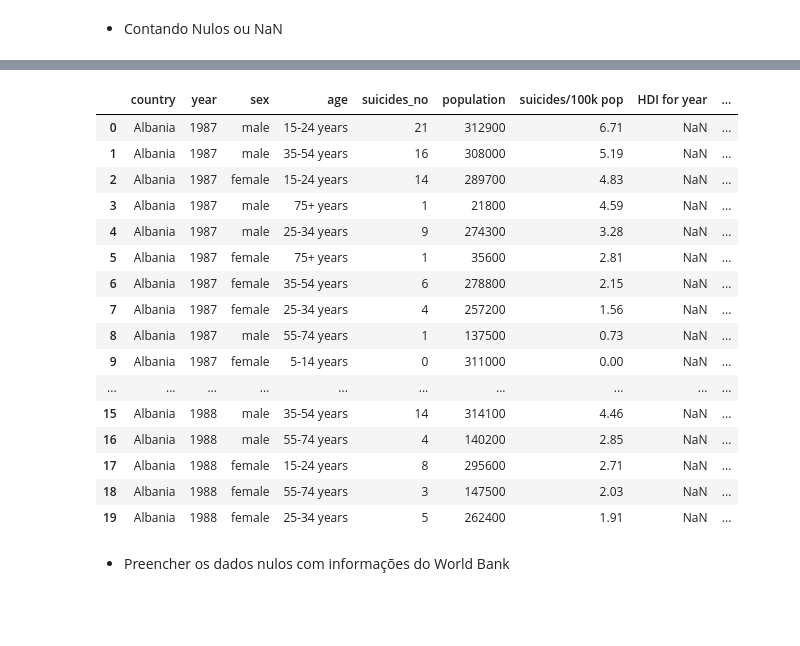
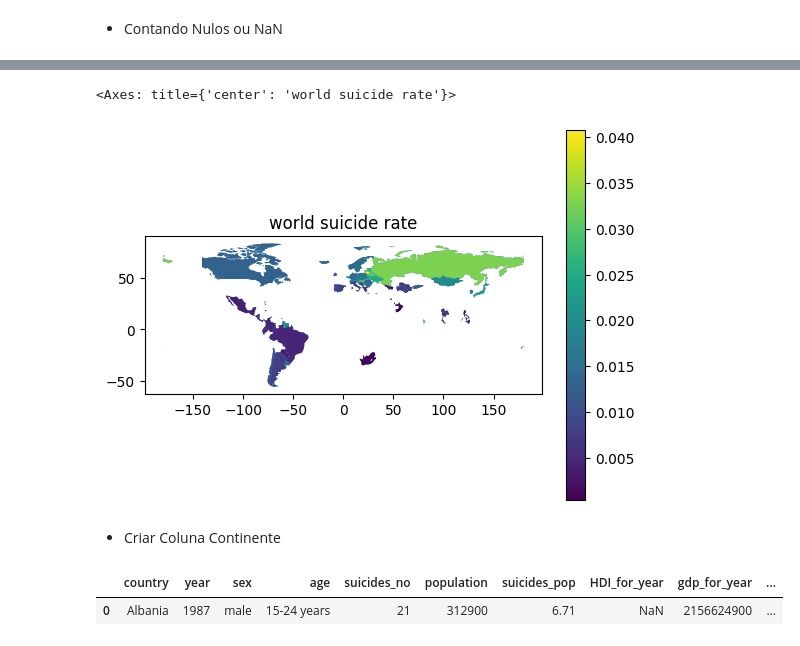
Before and after one commit to Rabittencourt/suicide_rate, a Jupyter notebook: notebook.ipynb, the cells around one changed output, grey strips where cells are left out. Cells and saved outputs as stored; diff of their text form; code cells hidden in the pictures; blank space fills up the shorter version.

```diff
--- a/notebook.ipynb
+++ b/notebook.ipynb
@@ -36,3 +46,15 @@ df = df.drop(columns=["country-year"])
+# %%
+# Remover coluna country-year por motivos de redundância
+df = df.drop(columns=["country-year"])
+
+# renomear Colunas
+df.rename(columns={"suicides/100k pop":"suicides_pop","HDI for year":"HDI_for_year",
+                  " gdp_for_year ($) ":"gdp_for_year"," gdp_per_capita ($) ":"gdp_per_capita",
+                    "gdp_per_capita ($)":"gdp_per_capita"}, inplace=True)
+
+# Alterar colunas
+df["gdp_for_year"] = df["gdp_for_year"].str.replace(",","").astype(np.int64)
+df["age"] = df["age"].str.replace("5-14 years","05-14 years")
 # %%
 antes = len(df)
 
@@ -102,0 +124,22 @@ dtype: int64
+# %%
+hdr = pd.read_csv('./dataset/HDR.csv', encoding='latin1')
+
+# Deletar Colunas que não servem
+hdr_dropped = hdr.drop(columns=['hdicode','region','hdi_rank_2022','iso3'])
+
+# Deletar Anos que Já estão preenchidos no dataset original
+hdr_final = hdr_dropped.drop(hdr_dropped.columns[34:],axis=1)
+
+
+# Alterar o padrão dos nomes das colunas
+hdr_final.columns = hdr_final.columns.str.replace('hdi_','',regex=False)
+hdr_final.reset_index()
+
+# Reogarnizando o dataframe
+hdr_final_melted = hdr_final.melt(id_vars='country',var_name='year',value_name='HDI_for_year')
+hdr_final_melted['year'] = hdr_final_melted['year'].astype(int)
+
+# Aplicar merge entre dataframes
+merged_df = df.merge(hdr_final_melted,on=['country', 'year'],how='left')
+
+df['HDI_for_year'] = merged_df['HDI_for_year_x'].combine_first(merged_df['HDI_for_year_y'])
@@ -102,0 +307,5 @@ dtype: int64
+# %%
+df.replace("Republic of Korea", "Korea, Republic of", inplace = True)
+df.replace('Czech Republic', "Czechia", inplace = True)
+df.replace('Macau', 'Macao', inplace = True)
+df.replace('Saint Vincent and Grenadines', "Saint Vincent and the Grenadines", inplace = True)
@@ -103,22 +449,14 @@ dtype: int64
+# %%
+ax = result.plot()
+ax.set_title("world suicide rate")
+result.plot(column='suicide_rate', ax = ax, legend=True)
+# %% [output]
+<Axes: title={'center': 'world suicide rate'}>
+[figure, added]
+# %% [markdown]
+- Criar Coluna Continente
 # %%
-df.head(20)
+df.head(1)
 # %% [output]
-|  | country | year | sex | age | suicides_no | population | suicides/100k pop | HDI for year | ... |
-| 0 | Albania | 1987 | male | 15-24 years | 21 | 312900 | 6.71 | NaN | ... |
-| 1 | Albania | 1987 | male | 35-54 years | 16 | 308000 | 5.19 | NaN | ... |
-| 2 | Albania | 1987 | female | 15-24 years | 14 | 289700 | 4.83 | NaN | ... |
-| 3 | Albania | 1987 | male | 75+ years | 1 | 21800 | 4.59 | NaN | ... |
-| 4 | Albania | 1987 | male | 25-34 years | 9 | 274300 | 3.28 | NaN | ... |
-| 5 | Albania | 1987 | female | 75+ years | 1 | 35600 | 2.81 | NaN | ... |
-| 6 | Albania | 1987 | female | 35-54 years | 6 | 278800 | 2.15 | NaN | ... |
-| 7 | Albania | 1987 | female | 25-34 years | 4 | 257200 | 1.56 | NaN | ... |
-| 8 | Albania | 1987 | male | 55-74 years | 1 | 137500 | 0.73 | NaN | ... |
-| 9 | Albania | 1987 | female | 5-14 years | 0 | 311000 | 0.00 | NaN | ... |
-| ... | ... | ... | ... | ... | ... | ... | ... | ... | ... |
-| 15 | Albania | 1988 | male | 35-54 years | 14 | 314100 | 4.46 | NaN | ... |
-| 16 | Albania | 1988 | male | 55-74 years | 4 | 140200 | 2.85 | NaN | ... |
-| 17 | Albania | 1988 | female | 15-24 years | 8 | 295600 | 2.71 | NaN | ... |
-| 18 | Albania | 1988 | female | 55-74 years | 3 | 147500 | 2.03 | NaN | ... |
-| 19 | Albania | 1988 | female | 25-34 years | 5 | 262400 | 1.91 | NaN | ... |
+|  | country | year | sex | age | suicides_no | population | suicides_pop | HDI_for_year | gdp_for_year | ... |
+| 0 | Albania | 1987 | male | 15-24 years | 21 | 312900 | 6.71 | NaN | 2156624900 | ... |
-# %% [markdown]
-- Preencher os dados nulos com informações do World Bank
```
Also changed, not shown: parts of 49 cells of this notebook, 9 other files.
